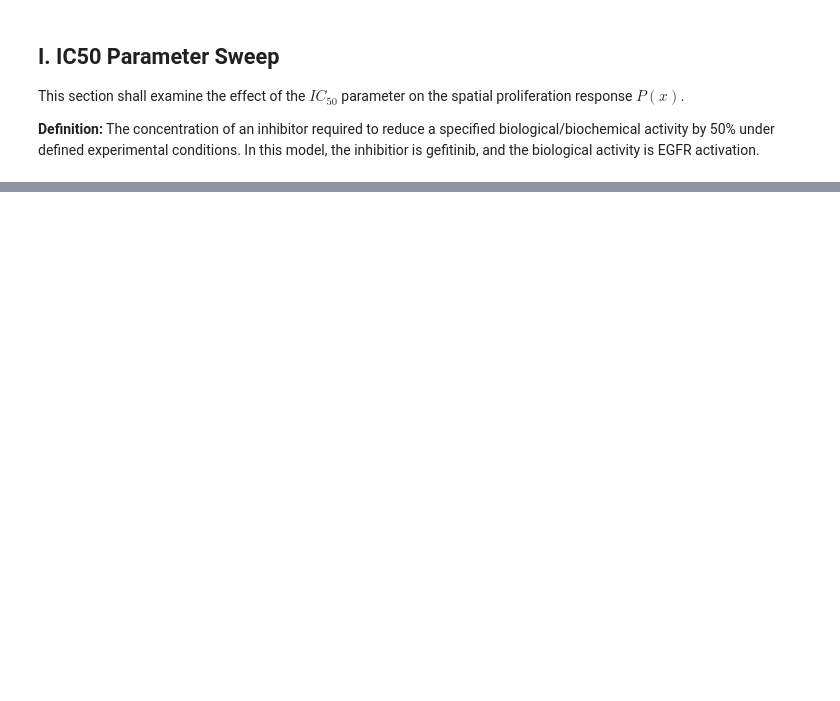
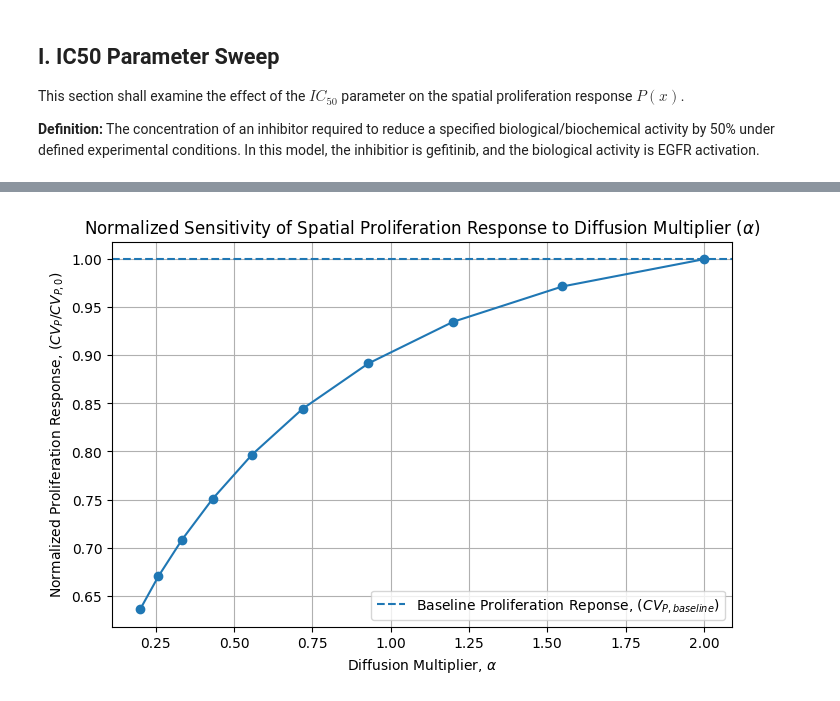
Before and after one commit to abhirym/Drug-Diffusion-Project, a Jupyter notebook: exp05_sensitivity_analysis_v2.ipynb, the cells around one changed output, grey strips where cells are left out. Cells and saved outputs as stored; diff of their text form; code cells hidden in the pictures; blank space fills up the shorter version.

```diff
--- a/exp05_sensitivity_analysis_v2.ipynb
+++ b/exp05_sensitivity_analysis_v2.ipynb
@@ -474,0 +582,45 @@ This section shall examine the effect of the Hill coefficient ($n$) parameter on
+# %%
+# Solving diffusion coefficient responses
+D_multiplier_values = sensitivity_parameters["D_multiplier"]
+D_responses = []
+
+for D_multiplier in D_multiplier_values:
+
+    # Generate new spatial gefitinib profile
+    G_current = generate_G(D_multiplier=D_multiplier)
+
+    # Run signaling/proliferation model
+    solutions = run_spatial_model(
+        params_baseline,
+        G_current
+    )
+
+    # Extract proliferation
+    P_3 = solutions[6]
+
+    # Calculate spatial proliferation response
+    CV_P3 = np.std(P_3) / np.mean(P_3)
+
+    D_responses.append(CV_P3)
+
+D_responses = np.array(D_responses)
+# %%
+# Plot normalized responses (normalized to R_P_baseline)
+D_responses_norm = D_responses / CV_P_baseline
+
+plt.figure(figsize=(8, 5))
+
+plt.plot(D_multiplier_values, D_responses_norm, marker="o")
+
+plt.axhline(1.0, linestyle="--", label="Baseline Proliferation Reponse, (${CV}_{P, baseline}$)")
+
+plt.xlabel(r"Diffusion Multiplier, $\alpha$")
+plt.ylabel(r"Normalized Proliferation Response, (${CV}_P/{CV}_{P,0}$)")
+plt.title(r"Normalized Sensitivity of Spatial Proliferation Response to Diffusion Multiplier ($\alpha$)")
+plt.grid(True)
+
+plt.legend()
+plt.savefig("figures/exp05_hill_sweep")
+plt.show()
+# %% [output]
+[figure, added]
```
Also changed, not shown: parts of 10 cells of this notebook, 4 other files.
